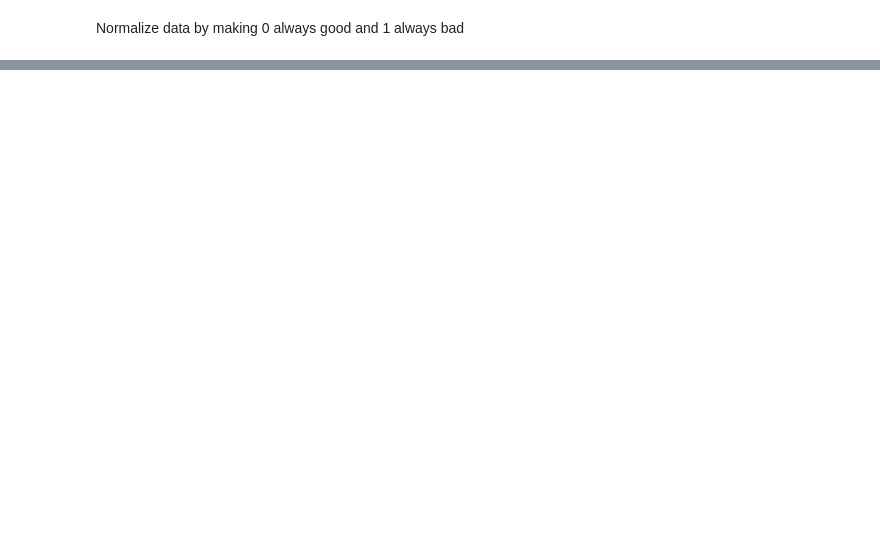
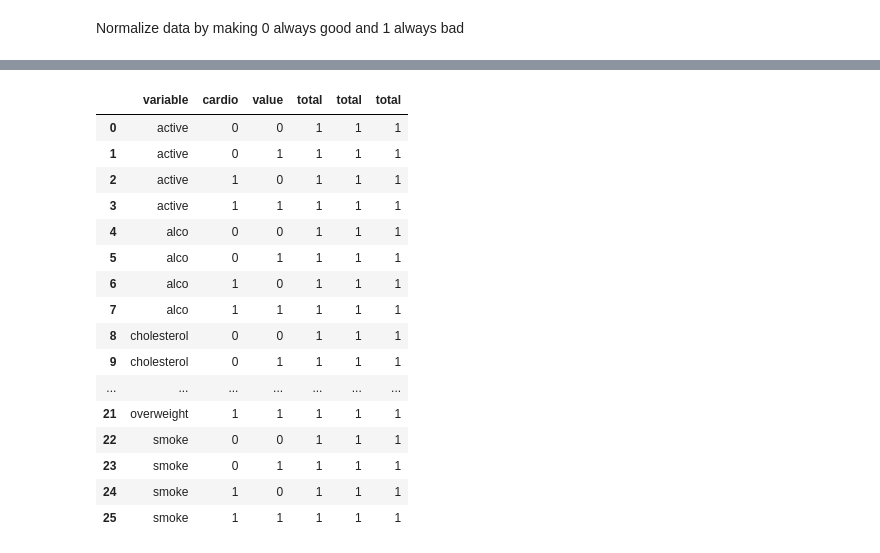
Before and after one commit to dilaraesmer/FreeCodeCamp-Data-Analysis-with-Python, a Jupyter notebook: project_2.ipynb, the cells around one changed output, grey strips where cells are left out. Drawn from its saved outputs; the diff is of its cells as text; code cells hidden in the pictures; blank space fills up the shorter version.

```diff
--- a/project_2.ipynb
+++ b/project_2.ipynb
@@ -62,3 +62,5 @@ cardio           int64
 dtype: object
 # %%
 df['overweight'] = np.where( (df.weight/(df.height ** 2) * 10000) > 25, 1, 0)
+# %%
+df['cholesterol'] = np.where(df['cholesterol'].values > 1, 1, 0)
@@ -65,2 +76,14 @@ df['overweight'] = np.where( (df.weight/(df.height ** 2) * 10000) > 25, 1, 0)
 # %% [markdown]
  Normalize data by making 0 always good and 1 always bad
+# %%
+def draw_cat_plot():
+  columns = [
+      'active',
+      'alco',
+      'cholesterol',
+      'gluc',
+      'overweight',
+      'smoke']
+
+df_cat = pd.melt(df, id_vars=["cardio"], value_vars=columns)
+df_cat
@@ -66,0 +104,26 @@ df['overweight'] = np.where( (df.weight/(df.height ** 2) * 10000) > 25, 1, 0)
+# %%
+df_cat = df_cat.reset_index() \
+                .groupby(['variable', 'cardio', 'value']) \
+                .agg('count') \
+                .rename(columns={'index': 'total'}) \
+                .reset_index()
+
+df_cat
+# %% [output]
+|  | variable | cardio | value | total | total | total |
+| 0 | active | 0 | 0 | 1 | 1 | 1 |
+| 1 | active | 0 | 1 | 1 | 1 | 1 |
+| 2 | active | 1 | 0 | 1 | 1 | 1 |
+| 3 | active | 1 | 1 | 1 | 1 | 1 |
+| 4 | alco | 0 | 0 | 1 | 1 | 1 |
+| 5 | alco | 0 | 1 | 1 | 1 | 1 |
+| 6 | alco | 1 | 0 | 1 | 1 | 1 |
+| 7 | alco | 1 | 1 | 1 | 1 | 1 |
+| 8 | cholesterol | 0 | 0 | 1 | 1 | 1 |
+| 9 | cholesterol | 0 | 1 | 1 | 1 | 1 |
+| ... | ... | ... | ... | ... | ... | ... |
+| 21 | overweight | 1 | 1 | 1 | 1 | 1 |
+| 22 | smoke | 0 | 0 | 1 | 1 | 1 |
+| 23 | smoke | 0 | 1 | 1 | 1 | 1 |
+| 24 | smoke | 1 | 0 | 1 | 1 | 1 |
+| 25 | smoke | 1 | 1 | 1 | 1 | 1 |
```
Also changed, not shown: parts of 2 cells of this notebook.
